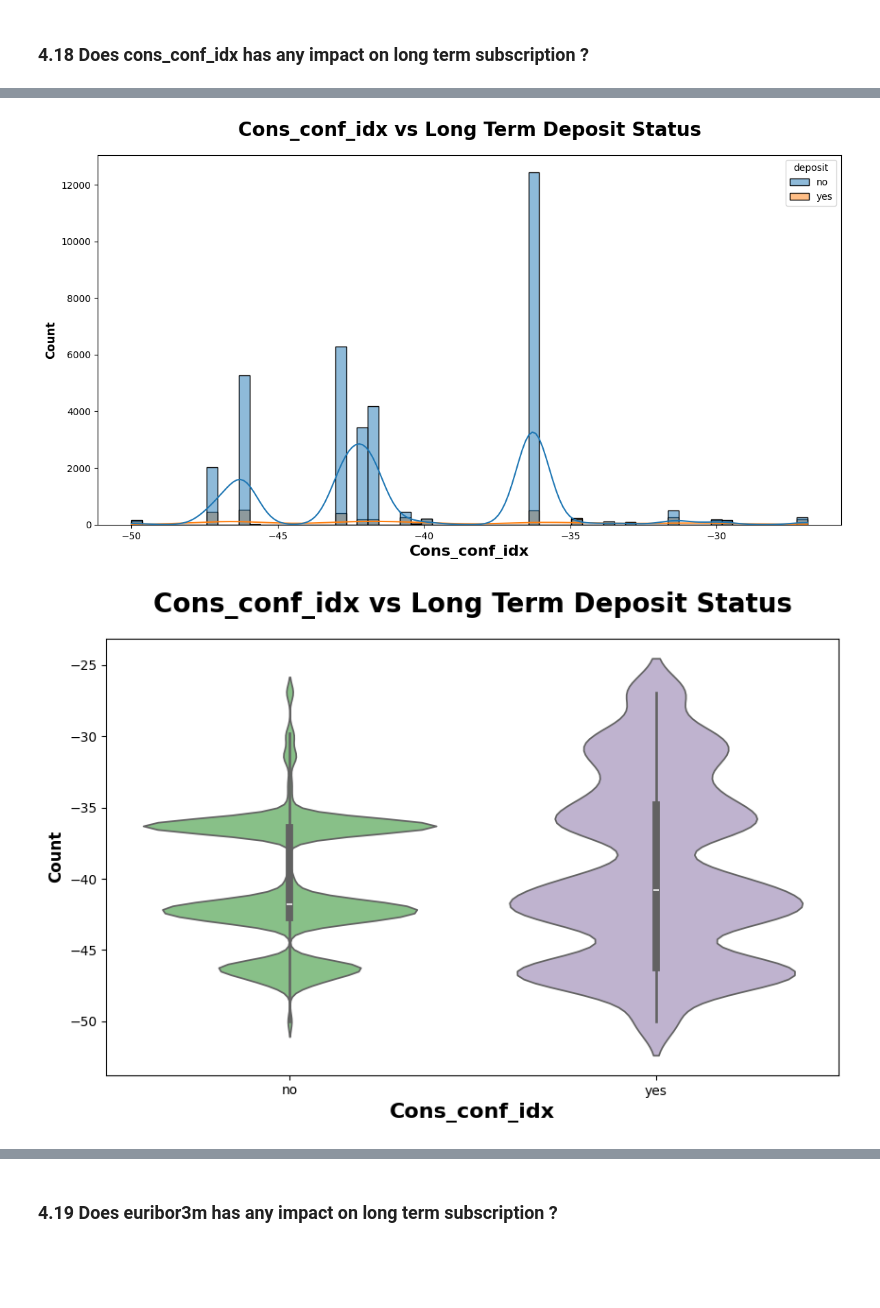
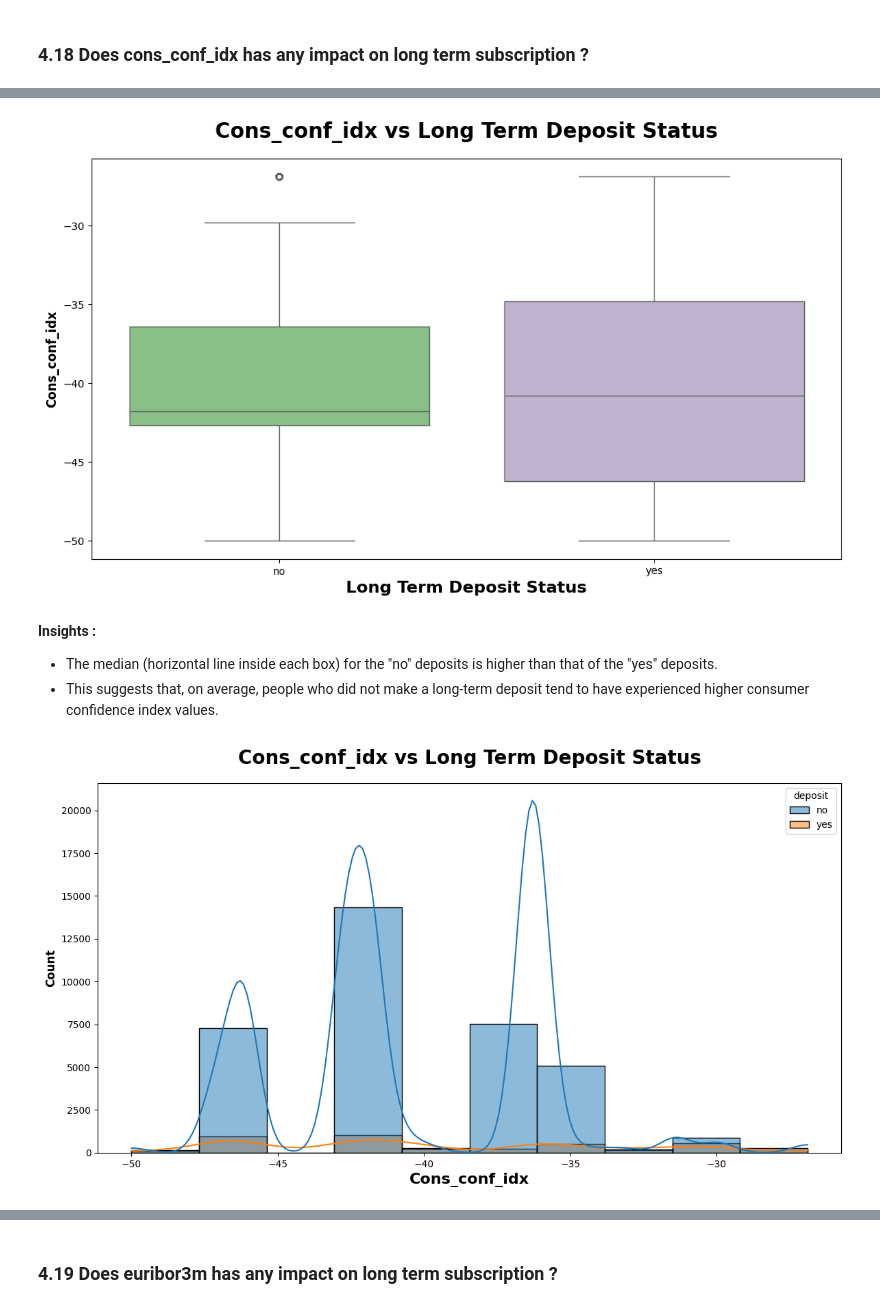
Before and after one commit to Pranavd8551/Long_term_deposit_prediction, a Jupyter notebook: notebook/1_EDA_US_visa.ipynb, the cells around one changed output, grey strips where cells are left out. Drawn from its saved outputs; the diff is of its cells as text; code cells hidden in the pictures; blank space fills up the shorter version.

```diff
--- a/notebook/1_EDA_US_visa.ipynb
+++ b/notebook/1_EDA_US_visa.ipynb
@@ -1171,21 +1322,24 @@ cons_conf_idx  deposit
                yes         180
 Name: count, dtype: int64
 # %%
-plt.subplots(figsize=(14,7))
-sns.histplot(x="cons_conf_idx",hue="deposit", data=df, kde=True)
-plt.title("Cons_conf_idx vs Long Term Deposit Status", weight="bold",fontsize=20, pad=20)
-plt.xlabel("Cons_conf_idx", weight="bold", fontsize=16)
-plt.ylabel("Count", weight="bold", fontsize=12)
+plt.subplots(figsize=(13,7))
+sns.boxplot(x="deposit", y="cons_conf_idx", data=df, palette="Accent")
+plt.title("Cons_conf_idx vs Long Term Deposit Status", weight="bold", fontsize=20, pad=20)
+plt.ylabel("Cons_conf_idx", weight="bold", fontsize=12)
+plt.xlabel("Long Term Deposit Status", weight="bold", fontsize=16)
 plt.show()
 # %% [output]
-[figure, old version]
+[figure, new version]
+# %% [markdown]
+**Insights :**
+- The median (horizontal line inside each box) for the "no" deposits is higher than that of the "yes" deposits.
+- This suggests that, on average, people who did not make a long-term deposit tend to have experienced higher consumer confidence index values.
 # %%
-plt.subplots(figsize=(10,6))
-sns.violinplot(x="deposit",y='cons_conf_idx', data=df, palette="Accent")
+plt.subplots(figsize=(14,7))
+sns.histplot(x="cons_conf_idx", hue="deposit", bins=10, data=df, kde=True)
 plt.title("Cons_conf_idx vs Long Term Deposit Status", weight="bold",fontsize=20, pad=20)
+plt.xlabel("Cons_conf_idx", weight="bold", fontsize=16)
 plt.ylabel("Count", weight="bold", fontsize=12)
-plt.xlabel("Cons_conf_idx", weight="bold", fontsize=16)
-plt.ylim()
 plt.show()
 # %% [output]
-[figure, old version]
+[figure, new version]
```
Also changed, not shown: parts of 103 cells of this notebook.
